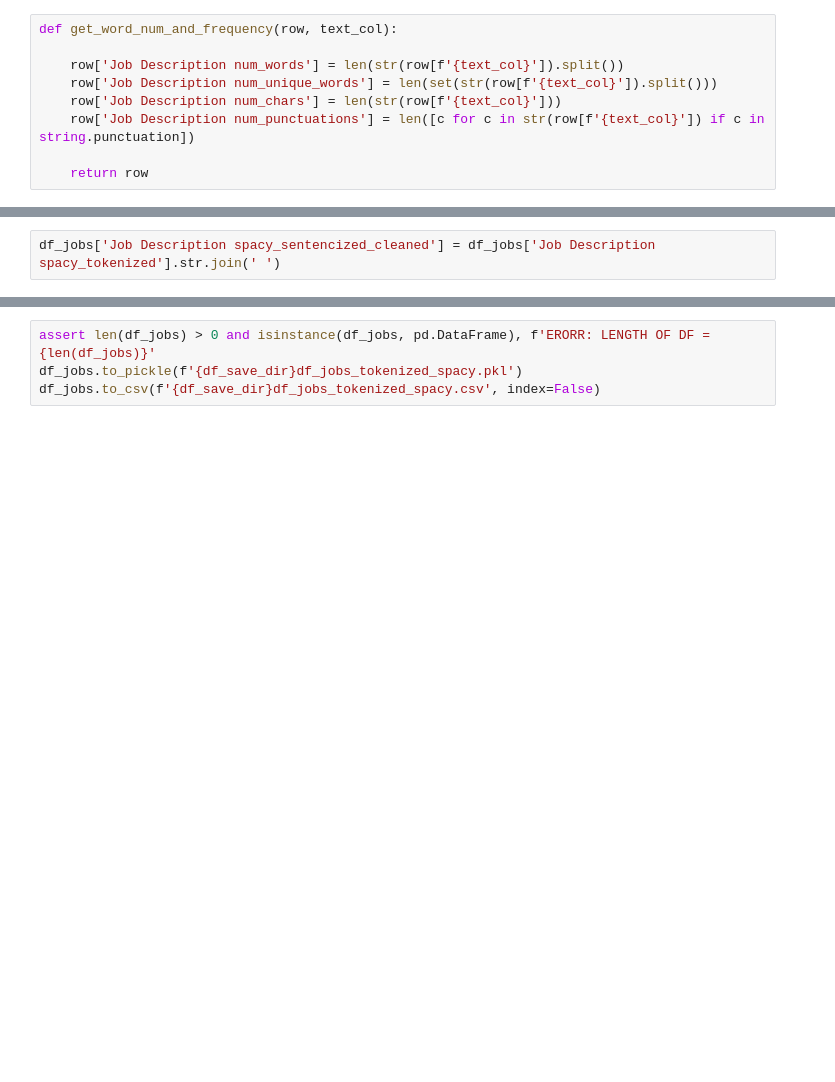
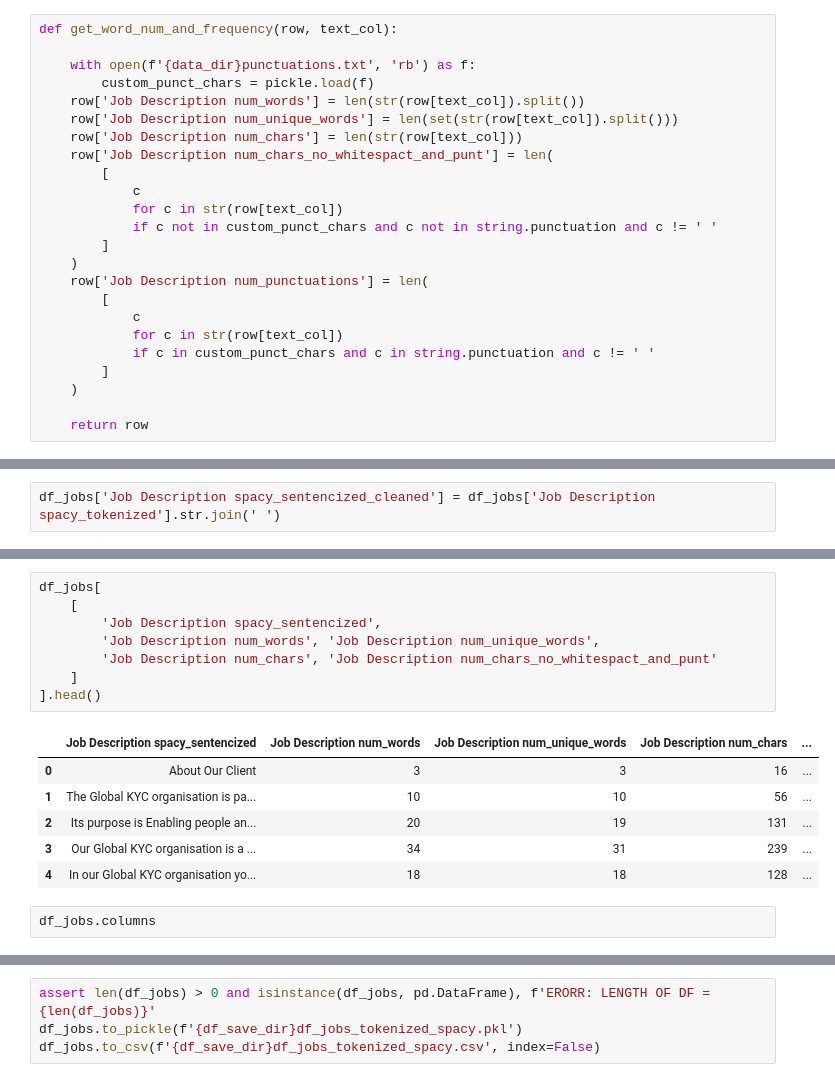
Before and after one commit to noon-abdulqadir/Automating_Equity1_Code, a Jupyter notebook: 1. Cleaning and Preprocessing/3. tokens_preprocessing.ipynb, the cells around one changed output, grey strips where cells are left out. Saved outputs shown, nothing was run; the diff lists cells and outputs as text; blank space fills up the shorter version.

```diff
--- a/1. Cleaning and Preprocessing/3. tokens_preprocessing.ipynb
+++ b/1. Cleaning and Preprocessing/3. tokens_preprocessing.ipynb
@@ -38,10 +38,25 @@ Using MPS
 # %%
 def get_word_num_and_frequency(row, text_col):
 
-    row['Job Description num_words'] = len(str(row[f'{text_col}']).split())
-    row['Job Description num_unique_words'] = len(set(str(row[f'{text_col}']).split()))
-    row['Job Description num_chars'] = len(str(row[f'{text_col}']))
-    row['Job Description num_punctuations'] = len([c for c in str(row[f'{text_col}']) if c in string.punctuation])
+    with open(f'{data_dir}punctuations.txt', 'rb') as f:
+        custom_punct_chars = pickle.load(f)
+    row['Job Description num_words'] = len(str(row[text_col]).split())
+    row['Job Description num_unique_words'] = len(set(str(row[text_col]).split()))
+    row['Job Description num_chars'] = len(str(row[text_col]))
+    row['Job Description num_chars_no_whitespact_and_punt'] = len(
+        [
+            c
+            for c in str(row[text_col])
+            if c not in custom_punct_chars and c not in string.punctuation and c != ' '
+        ]
+    )
+    row['Job Description num_punctuations'] = len(
+        [
+            c
+            for c in str(row[text_col])
+            if c in custom_punct_chars and c in string.punctuation and c != ' '
+        ]
+    )
 
     return row
 # %%
@@ -209,3 +224,20 @@ Wall time: 2min 7s
+# %%
+df_jobs[
+    [
+        'Job Description spacy_sentencized',
+        'Job Description num_words', 'Job Description num_unique_words',
+        'Job Description num_chars', 'Job Description num_chars_no_whitespact_and_punt'
+    ]
+].head()
+# %% [output]
+|  | Job Description spacy_sentencized | Job Description num_words | Job Description num_unique_words | Job Description num_chars | ... |
+| 0 | About Our Client | 3 | 3 | 16 | ... |
+| 1 | The Global KYC organisation is pa... | 10 | 10 | 56 | ... |
+| 2 | Its purpose is Enabling people an... | 20 | 19 | 131 | ... |
+| 3 | Our Global KYC organisation is a ... | 34 | 31 | 239 | ... |
+| 4 | In our Global KYC organisation yo... | 18 | 18 | 128 | ... |
+# %%
+df_jobs.columns
 # %%
 # Job Sentence info
 df_gender_age_info(df_jobs)
```
Also changed, not shown: parts of 12 cells of this notebook, 11 other files.
